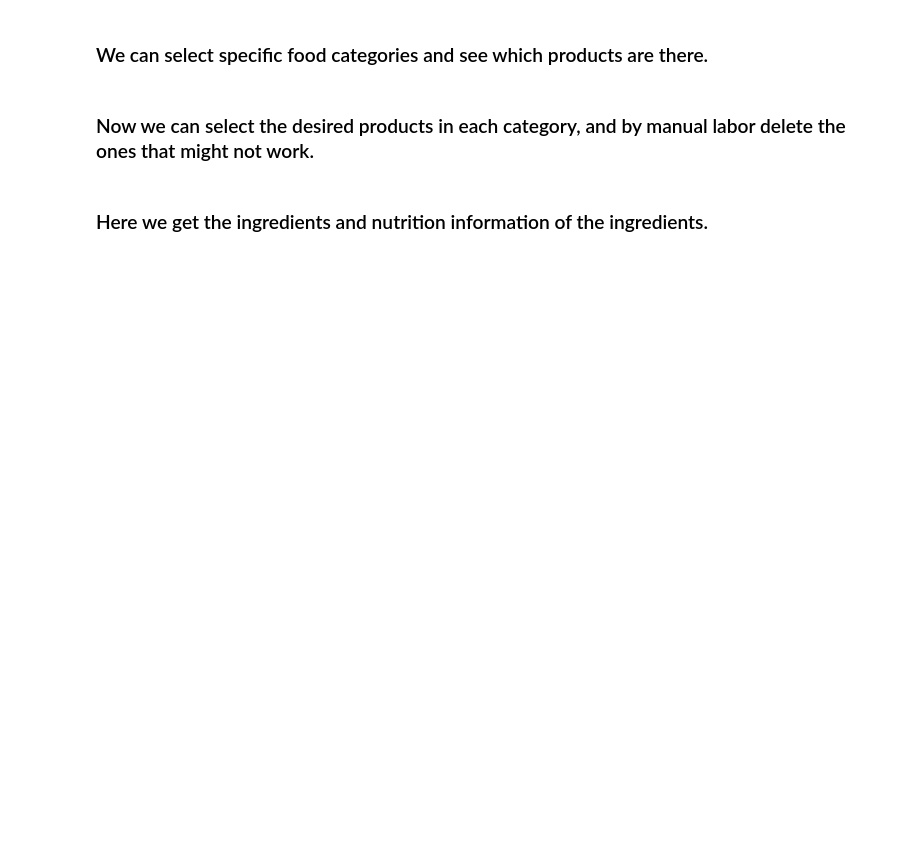
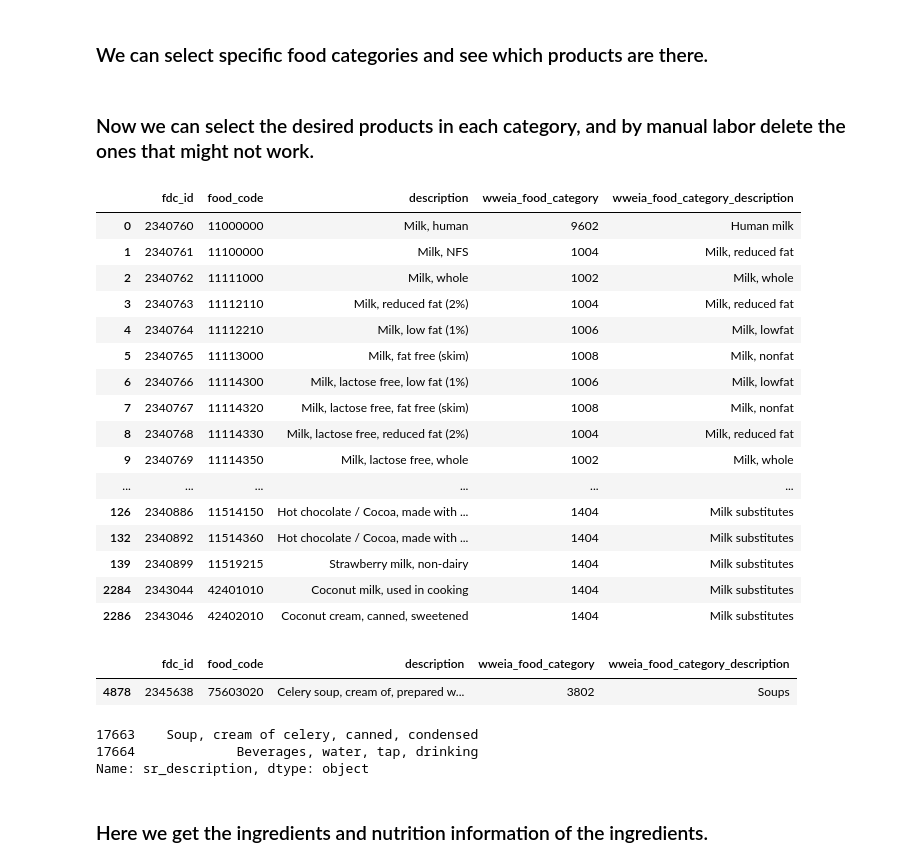
Before and after one commit to dhdzmota/ingenieria_en_alimentos, a Jupyter notebook: ai_in_food/notebooks/5-DHM-get-ingredients-nutritional-info-and-response-var.ipynb, the cells around one changed output. Drawn from its saved outputs; the diff is of its cells as text; code cells hidden in the pictures; blank space fills up the shorter version.

```diff
--- a/ai_in_food/notebooks/5-DHM-get-ingredients-nutritional-info-and-response-var.ipynb
+++ b/ai_in_food/notebooks/5-DHM-get-ingredients-nutritional-info-and-response-var.ipynb
@@ -138,7 +96,7 @@ food_survey_food_resume
 # %% [markdown]
 ### We can select specific food categories and see which products are there.
 # %%
-milk = 1002, 1004, 1006, 1008, 1404, 9602, #9404, 9402,
+milk = 1002, 1004, 1006, 1008, 1404, 9602
 cheese = 1602, 1604
 yogurt = 1820, 1822, 9010,
 meat = 2002, 2004, 2006, 2008, 2010, 2602, 2604, 9007
@@ -159,6 +117,26 @@ sugar = 8802, 8804
 ### Now we can select the desired products in each category, and by manual labor delete the ones that might not work.
 # %%
 food_dataframe = {}
+# %%
+food_survey_food[food_survey_food.wweia_food_category.isin(milk)]
+# %% [output]
+|  | fdc_id | food_code | description | wweia_food_category | wweia_food_category_description |
+| 0 | 2340760 | 11000000 | Milk, human | 9602 | Human milk |
+| 1 | 2340761 | 11100000 | Milk, NFS | 1004 | Milk, reduced fat |
+| 2 | 2340762 | 11111000 | Milk, whole | 1002 | Milk, whole |
+| 3 | 2340763 | 11112110 | Milk, reduced fat (2%) | 1004 | Milk, reduced fat |
+| 4 | 2340764 | 11112210 | Milk, low fat (1%) | 1006 | Milk, lowfat |
+| 5 | 2340765 | 11113000 | Milk, fat free (skim) | 1008 | Milk, nonfat |
+| 6 | 2340766 | 11114300 | Milk, lactose free, low fat (1%) | 1006 | Milk, lowfat |
+| 7 | 2340767 | 11114320 | Milk, lactose free, fat free (skim) | 1008 | Milk, nonfat |
+| 8 | 2340768 | 11114330 | Milk, lactose free, reduced fat (2%) | 1004 | Milk, reduced fat |
+| 9 | 2340769 | 11114350 | Milk, lactose free, whole | 1002 | Milk, whole |
+| ... | ... | ... | ... | ... | ... |
+| 126 | 2340886 | 11514150 | Hot chocolate / Cocoa, made with ... | 1404 | Milk substitutes |
+| 132 | 2340892 | 11514360 | Hot chocolate / Cocoa, made with ... | 1404 | Milk substitutes |
+| 139 | 2340899 | 11519215 | Strawberry milk, non-dairy | 1404 | Milk substitutes |
+| 2284 | 2343044 | 42401010 | Coconut milk, used in cooking | 1404 | Milk substitutes |
+| 2286 | 2343046 | 42402010 | Coconut cream, canned, sweetened | 1404 | Milk substitutes |
 # %%
 not_categ = 2340899, 2340886, 2340875, 2340869, 2340867, 2340861, 2340856, 2340787, 2340788, 2340790, 2340792, 2340892
 isin_criteria = food_survey_food.wweia_food_category.isin(milk)
@@ -178,3 +159,14 @@ for element in food_dataframe.values():
+# %%
+food_survey_food[food_survey_food.fdc_id==test_nb]
+# %% [output]
+|  | fdc_id | food_code | description | wweia_food_category | wweia_food_category_description |
+| 4878 | 2345638 | 75603020 | Celery soup, cream of, prepared w... | 3802 | Soups |
+# %%
+ingredients.sr_description
+# %% [output]
+17663    Soup, cream of celery, canned, condensed
+17664             Beverages, water, tap, drinking
+Name: sr_description, dtype: object
 # %% [markdown]
 ### Here we get the ingredients and nutrition information of the ingredients.
 # %%
```
Also changed, not shown: parts of 7 cells of this notebook, 10 other files.
